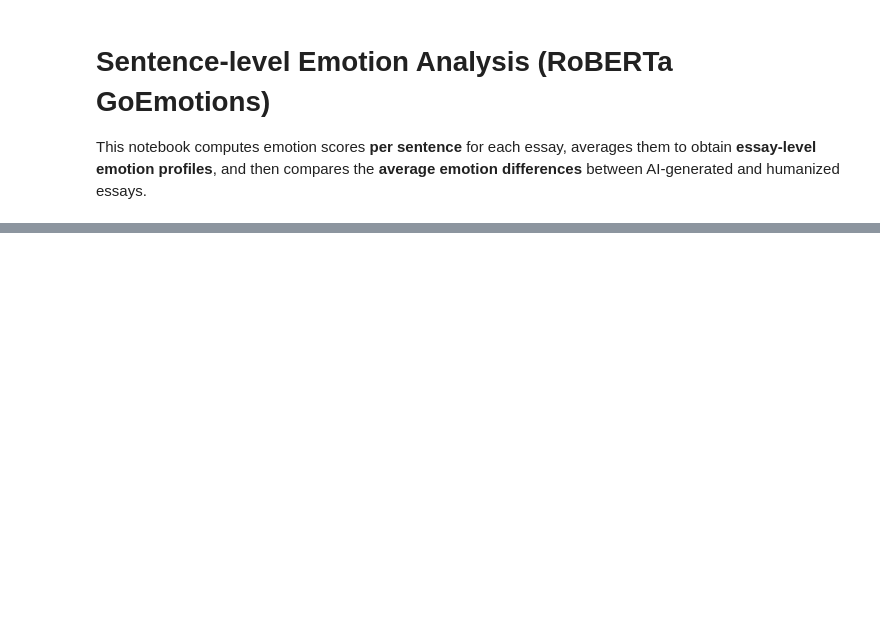
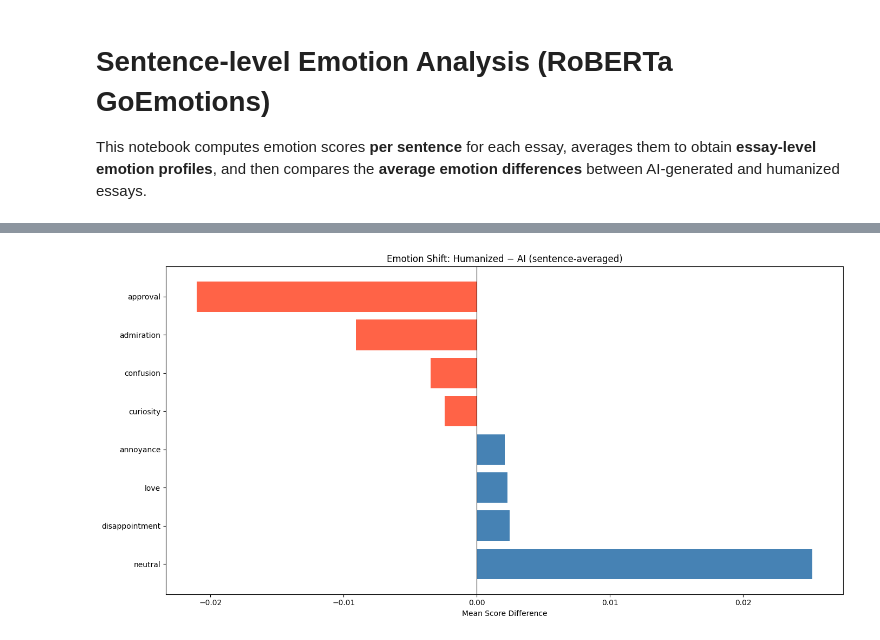
Before and after one commit to warit-tee/FYP, a Jupyter notebook: emotions/emotions_sentence_level.ipynb, the cells around one changed output, grey strips where cells are left out. Drawn from its saved outputs; the diff is of its cells as text; code cells hidden in the pictures; blank space fills up the shorter version.

```diff
--- a/emotions/emotions_sentence_level.ipynb
+++ b/emotions/emotions_sentence_level.ipynb
@@ -174,0 +512,15 @@ print("\nSaved ../emotion_comparison_sentence_level.csv")
+# %%
+# Melt comparison into long form for plotting
+plot_df = comparison.copy()
+plot_df = plot_df[abs(plot_df["Difference_Humanized_minus_AI"]) > 0.002]  # filter noise
+
+plt.figure(figsize=(14, 7))
+colors = plot_df["Difference_Humanized_minus_AI"].apply(lambda x: "steelblue" if x > 0 else "tomato")
+plt.barh(plot_df["Emotion"], plot_df["Difference_Humanized_minus_AI"], color=colors)
+plt.axvline(0, color="black", linewidth=0.8)
+plt.title("Emotion Shift: Humanized − AI (sentence-averaged)")
+plt.xlabel("Mean Score Difference")
+plt.tight_layout()
+plt.show()
+# %% [output]
+[figure, added]
```
Also changed, not shown: parts of 20 cells of this notebook.
